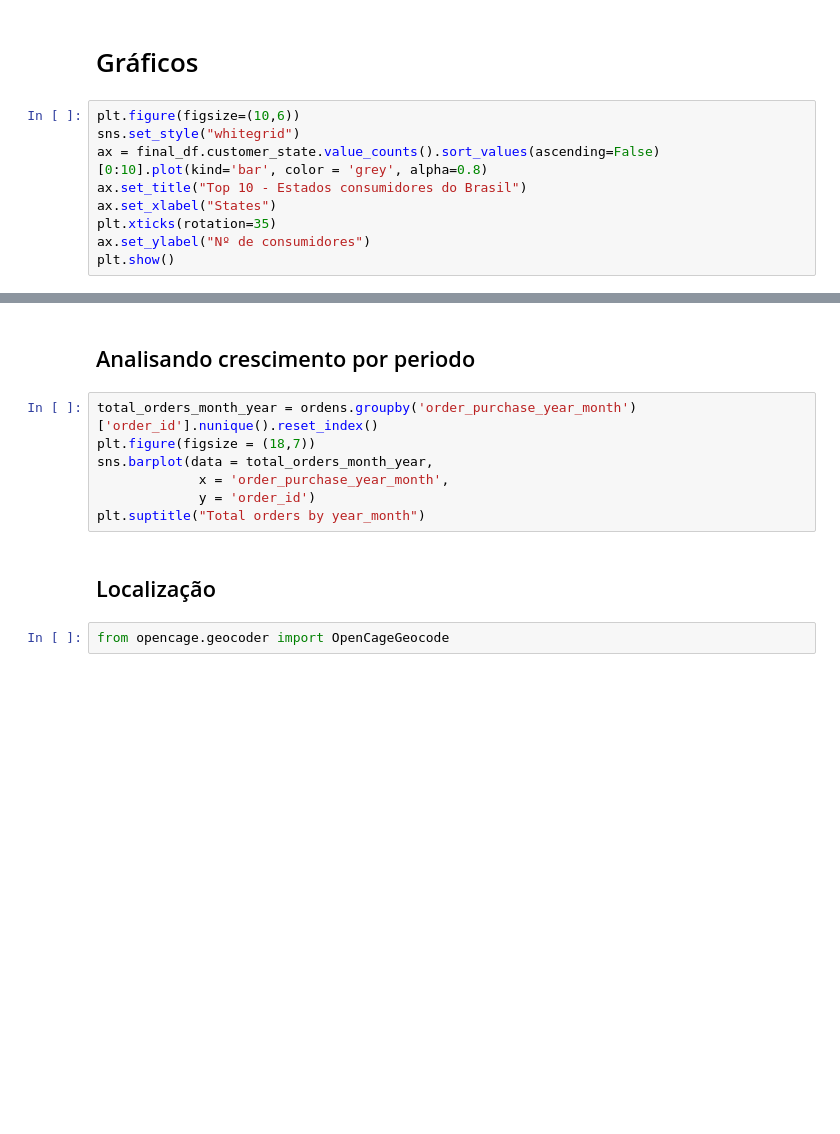
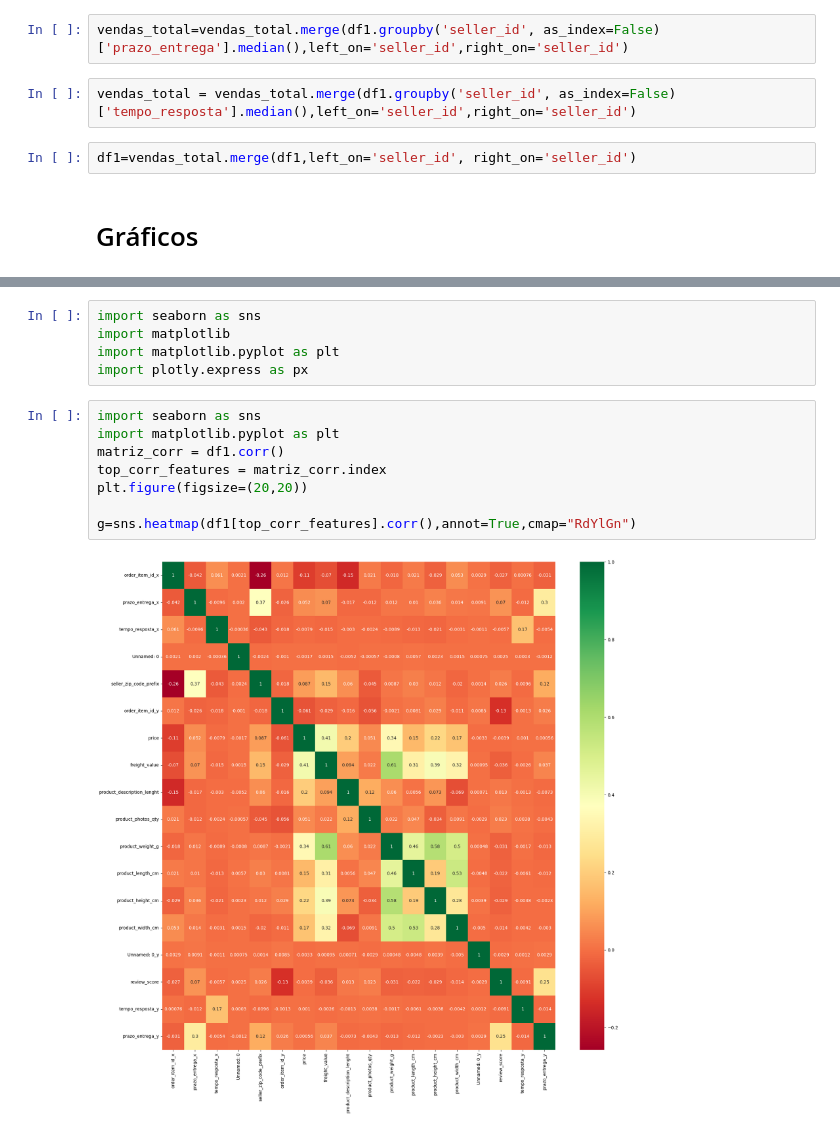
Before and after one commit to claudiagarcia0204/Projeto-Final---Olist, a Jupyter notebook: Projeto Final Olist.ipynb, the cells around one changed output, grey strips where cells are left out. Saved outputs shown, nothing was run; the diff lists cells and outputs as text; blank space fills up the shorter version.

```diff
--- a/Projeto Final Olist.ipynb
+++ b/Projeto Final Olist.ipynb
@@ -712,11 +710,8 @@ final_df.to_csv('Data/final_df.csv')
+# %%
+vendas_total=vendas_total.merge(df1.groupby('seller_id', as_index=False)['prazo_entrega'].median(),left_on='seller_id',right_on='seller_id')
+# %%
+vendas_total = vendas_total.merge(df1.groupby('seller_id', as_index=False)['tempo_resposta'].median(),left_on='seller_id',right_on='seller_id')
+# %%
+df1=vendas_total.merge(df1,left_on='seller_id', right_on='seller_id')
 # %% [markdown]
 # Gráficos
-# %%
-plt.figure(figsize=(10,6))
-sns.set_style("whitegrid")
-ax = final_df.customer_state.value_counts().sort_values(ascending=False)[0:10].plot(kind='bar', color = 'grey', alpha=0.8)
-ax.set_title("Top 10 - Estados consumidores do Brasil")
-ax.set_xlabel("States")
-plt.xticks(rotation=35)
-ax.set_ylabel("Nº de consumidores")
-plt.show()
@@ -734,13 +718,15 @@ final_df.loc[final_df['seller_id']=='5b2e94f2c22b39ccc24d34ad0f669672','review_s
-# %% [markdown]
-## Analisando crescimento por periodo
-# %%
-total_orders_month_year = ordens.groupby('order_purchase_year_month')['order_id'].nunique().reset_index()
-plt.figure(figsize = (18,7))
-sns.barplot(data = total_orders_month_year,
-             x = 'order_purchase_year_month',
-             y = 'order_id')
-plt.suptitle("Total orders by year_month")
-# %% [markdown]
-## Localização
-# %%
-from opencage.geocoder import OpenCageGeocode
+# %%
+import seaborn as sns
+import matplotlib
+import matplotlib.pyplot as plt
+import plotly.express as px
+# %%
+import seaborn as sns
+import matplotlib.pyplot as plt
+matriz_corr = df1.corr()
+top_corr_features = matriz_corr.index
+plt.figure(figsize=(20,20))
+
+g=sns.heatmap(df1[top_corr_features].corr(),annot=True,cmap="RdYlGn")
+# %% [output]
+[figure, added]
```
Also changed, not shown: parts of 31 cells of this notebook, 45 other files.
